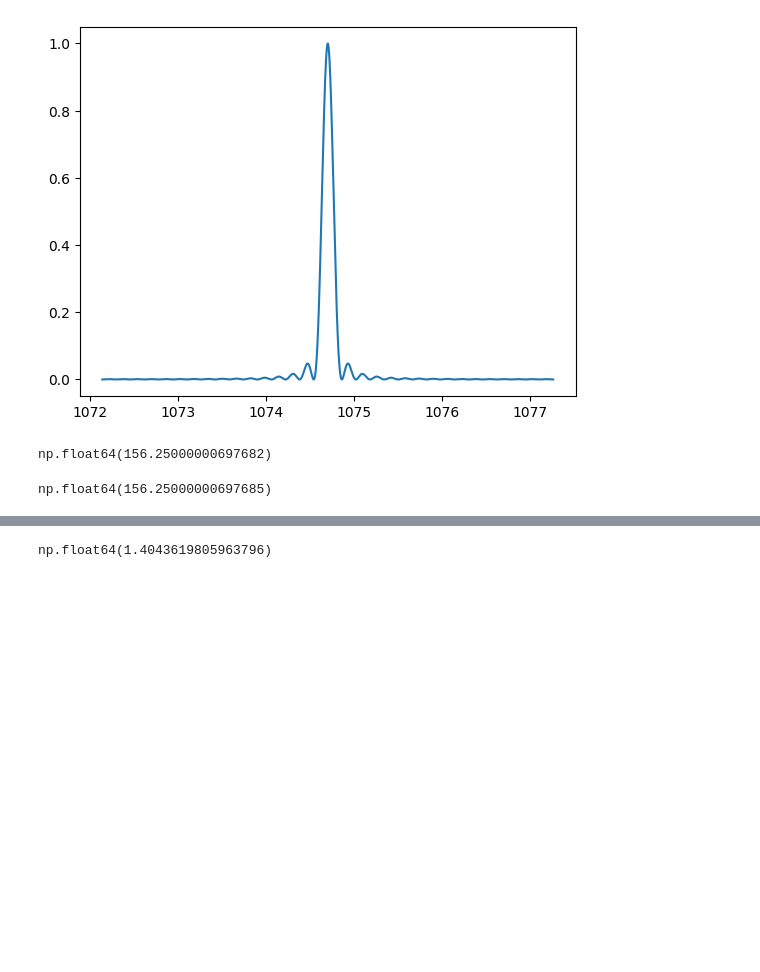
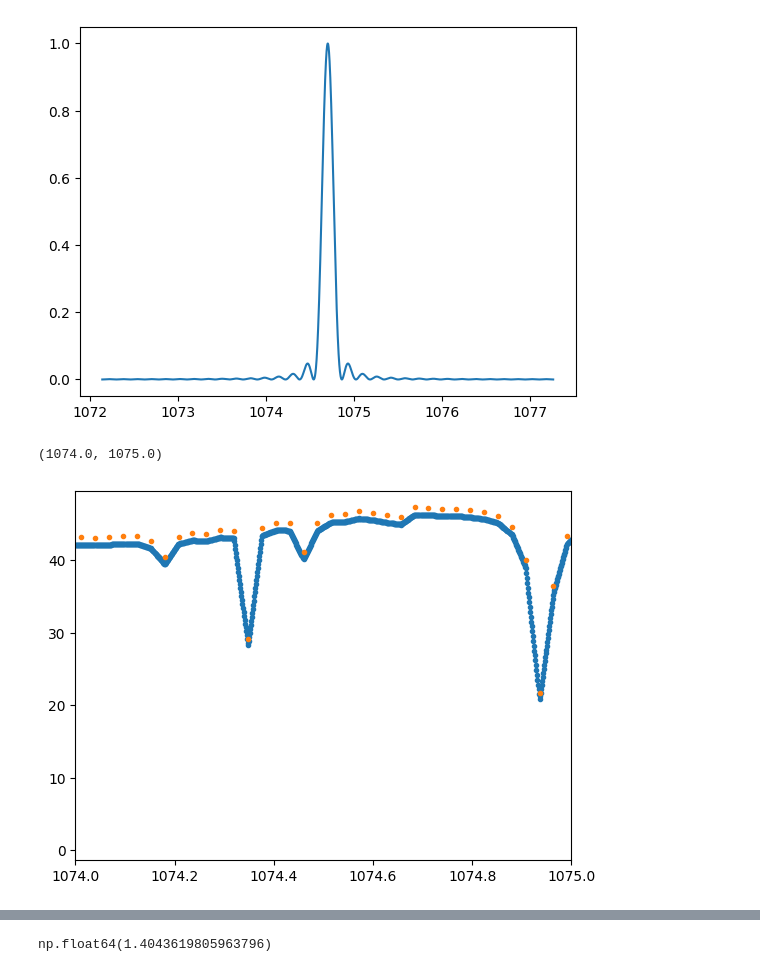
Before and after one commit to NCAR/ucomp-configuration, a Jupyter notebook: test.ipynb, the cells around one changed output, grey strips where cells are left out. Cells and saved outputs as stored; diff of their text form; code cells hidden in the pictures; blank space fills up the shorter version.

```diff
--- a/test.ipynb
+++ b/test.ipynb
@@ -56,8 +56,7 @@ def convolve_filters(wave,config,cam="onband",cont="both"):
-# %%
-np.sum(createStages(filterConfig=tuning_configs["1074"],wavelength=1074.7)[1])
-# %% [output]
-np.float64(156.25000000697682)
-# %%
-np.sum(createStages(filterConfig=tuning_configs["1074"],wavelength=1074.7,cam="offband")[1])
-# %% [output]
-np.float64(156.25000000697685)
+# %%
+plt.plot(wave,np.interp(wave,tuning_configs["1074"]["prefilter"][:,0],tuning_configs["1074"]["prefilter"][:,1]),".")
+plt.plot(tuning_configs["1074"]["prefilter"][:,0],tuning_configs["1074"]["prefilter"][:,1]+1,".")
+plt.xlim(1074,1075)
+# %% [output]
+(1074.0, 1075.0)
+[figure, added]
```
Also changed, not shown: parts of 20 cells of this notebook.
